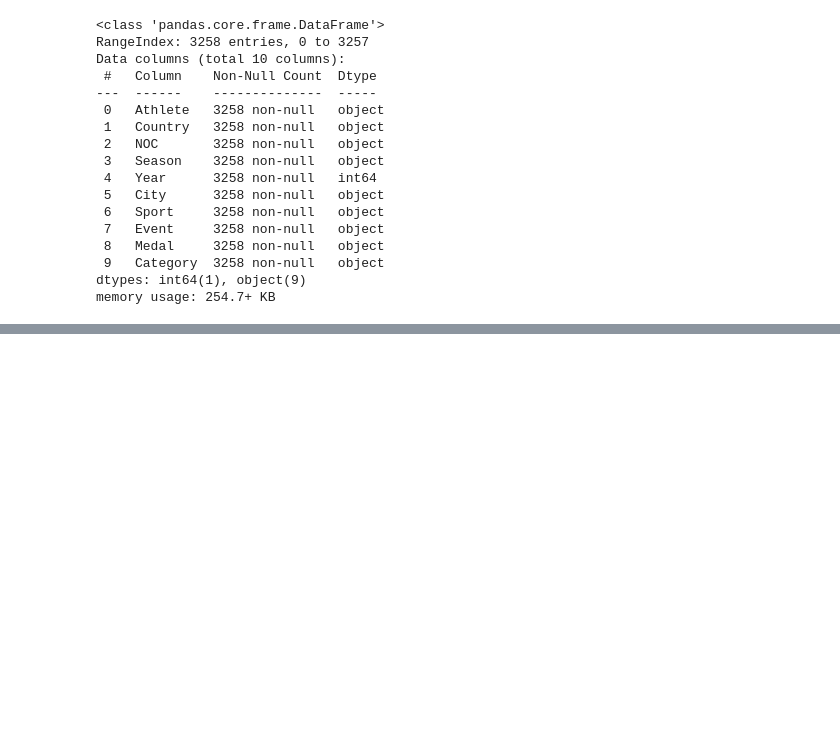
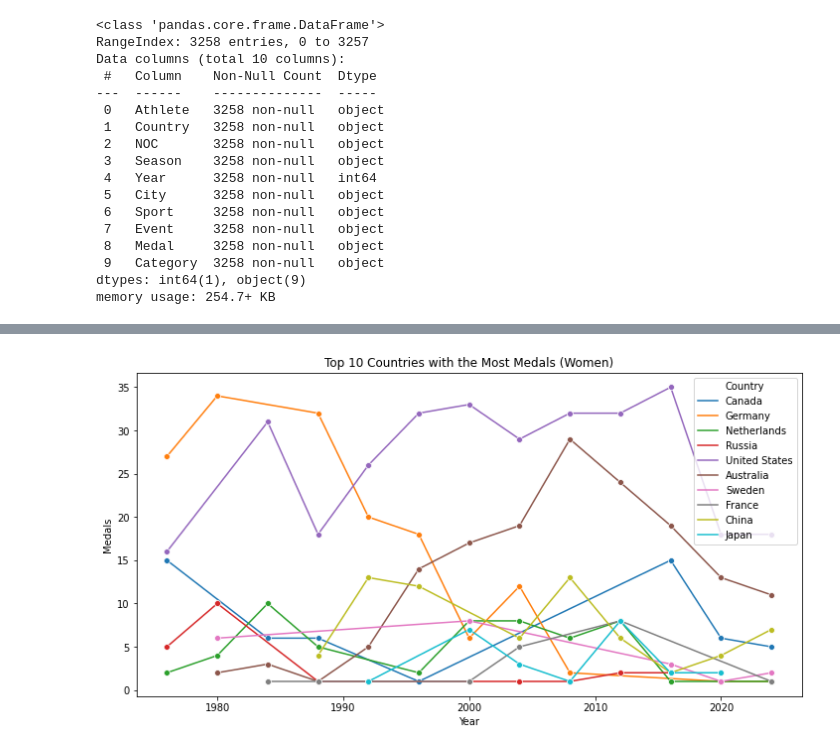
Before and after one commit to dagartga/olympics-data-project, a Jupyter notebook: olympics_data_project/notebooks/olympics_swimming_eda.ipynb, the cells around one changed output, grey strips where cells are left out. Saved outputs shown, nothing was run; the diff lists cells and outputs as text; code cells hidden in the pictures; blank space fills up the shorter version.

```diff
--- a/olympics_data_project/notebooks/olympics_swimming_eda.ipynb
+++ b/olympics_data_project/notebooks/olympics_swimming_eda.ipynb
@@ -31,0 +203,3 @@ memory usage: 254.7+ KB
+# %%
+women_top_ten_df = top_ten_countries(women_swim_df)
+women_top_ten_df.head()
@@ -31,0 +213,8 @@ memory usage: 254.7+ KB
+# %%
+# plot the top 10 countries with the most medals over the years
+plt.figure(figsize=(12, 6))
+sns.lineplot(y='Medals', x='Year', data=women_top_ten_df, hue='Country', marker='o')
+plt.title('Top 10 Countries with the Most Medals (Women)')
+plt.show()
+# %% [output]
+[figure, added]
```
Also changed, not shown: parts of 21 cells of this notebook.
